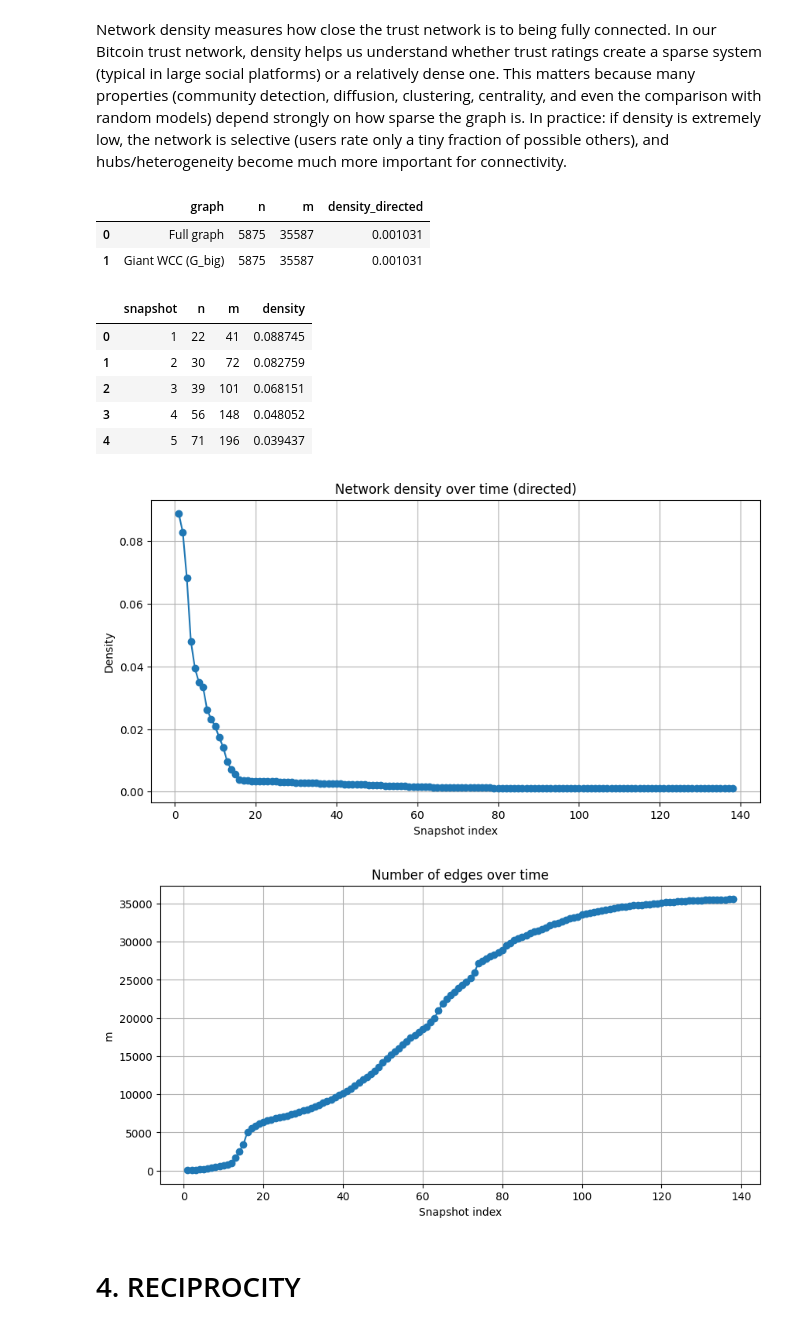
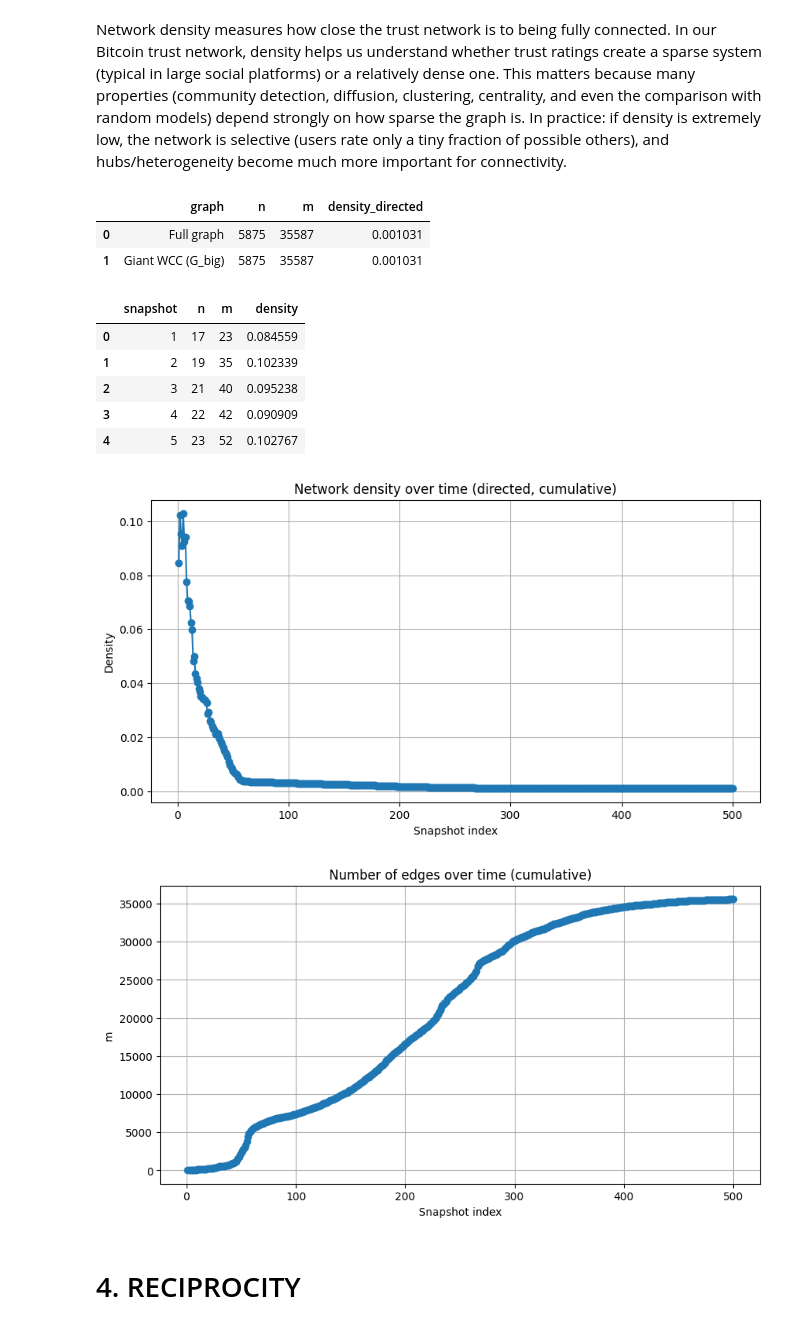
Before and after one commit to FraSeb6/BITCOIN-TRUST_network_science, a Jupyter notebook: main.ipynb, the cells around one changed output. Saved outputs shown, nothing was run; the diff lists cells and outputs as text; code cells hidden in the pictures.

```diff
--- a/main.ipynb
+++ b/main.ipynb
@@ -148,9 +148,9 @@ NUM_SNAPSHOTS = 500
 # Create time bin boundaries
 time_bins = np.linspace(min_ts, max_ts, NUM_SNAPSHOTS + 1)
 
-snapshots = []
+# PER-BIN snapshots: each snapshot contains ONLY the edges created in that time bin
+snapshots_per_bin = []
 
-# Build temporal subgraphs
 for i in range(len(time_bins) - 1):
     start_ts = time_bins[i]
     end_ts = time_bins[i + 1]
@@ -163,7 +163,7 @@ for i in range(len(time_bins) - 1):
     H = nx.DiGraph()
     H.add_edges_from(edges_in_snapshot)
 
-    snapshots.append(H)
+    snapshots_per_bin.append(H)
 
-print("Number of snapshots created:", len(snapshots))
+print("Number of per-bin snapshots created:", len(snapshots_per_bin))
 # %% [output]
@@ -469,48 +484,49 @@ for name, D in [("Full graph", G_full), ("Giant WCC (G_big)", G_gc)]:
 density_df = pd.DataFrame(stats)
 display(density_df)
 
-# --- 2) Density over time (snapshots) ---
-# snapshots = your list of graphs (per-bin or cumulative), already created
+# --- 2) Density over time (cumulative snapshots) ---
+# We use the CUMULATIVE snapshots so the curve shows long-term consolidation.
+snapshots = snapshots_cumulative
 dens_t = [directed_density(S) for S in snapshots]
 m_t    = [S.number_of_edges() for S in snapshots]
 n_t    = [S.number_of_nodes() for S in snapshots]
 
 time_df = pd.DataFrame({
     "snapshot": np.arange(1, len(snapshots) + 1),
     "n": n_t,
     "m": m_t,
     "density": dens_t
 })
 display(time_df.head())
 
 plt.figure(figsize=(10,5))
 plt.plot(time_df["snapshot"], time_df["density"], marker="o")
-plt.title("Network density over time (directed)")
+plt.title("Network density over time (directed, cumulative)")
 plt.xlabel("Snapshot index")
 plt.ylabel("Density")
 plt.grid(True)
 plt.show()
 
 # --- 3) (Optional but useful) Compare density vs edges growth ---
 plt.figure(figsize=(10,5))
 plt.plot(time_df["snapshot"], time_df["m"], marker="o")
-plt.title("Number of edges over time")
+plt.title("Number of edges over time (cumulative)")
 plt.xlabel("Snapshot index")
 plt.ylabel("m")
 plt.grid(True)
 plt.show()
 # %% [output]
 |  | graph | n | m | density_directed |
 | 0 | Full graph | 5875 | 35587 | 0.001031 |
 | 1 | Giant WCC (G_big) | 5875 | 35587 | 0.001031 |
 |  | snapshot | n | m | density |
-| 0 | 1 | 22 | 41 | 0.088745 |
-| 1 | 2 | 30 | 72 | 0.082759 |
-| 2 | 3 | 39 | 101 | 0.068151 |
-| 3 | 4 | 56 | 148 | 0.048052 |
-| 4 | 5 | 71 | 196 | 0.039437 |
+| 0 | 1 | 17 | 23 | 0.084559 |
+| 1 | 2 | 19 | 35 | 0.102339 |
+| 2 | 3 | 21 | 40 | 0.095238 |
+| 3 | 4 | 22 | 42 | 0.090909 |
+| 4 | 5 | 23 | 52 | 0.102767 |
-[figure, old version]
+[figure, new version]
-[figure, old version]
+[figure, new version]
 # %% [markdown]
 # 4. RECIPROCITY
 # %% [markdown]
```
Also changed, not shown: parts of 17 cells of this notebook, 1 other file.
